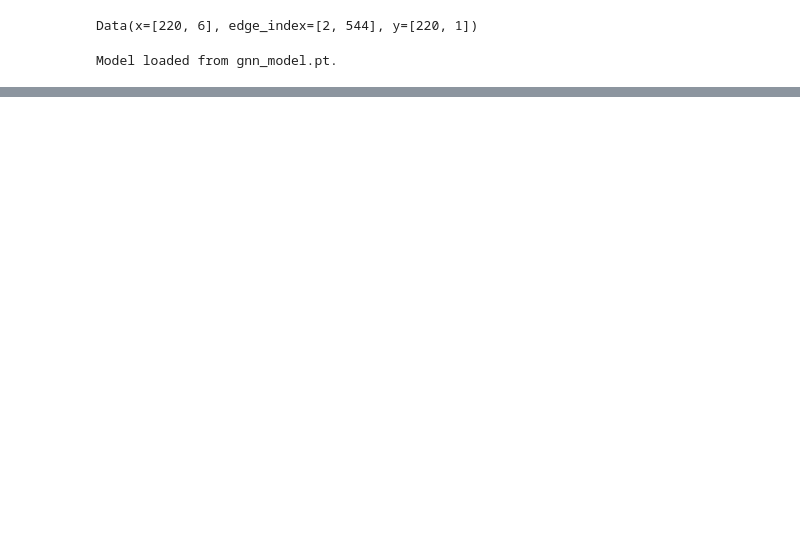
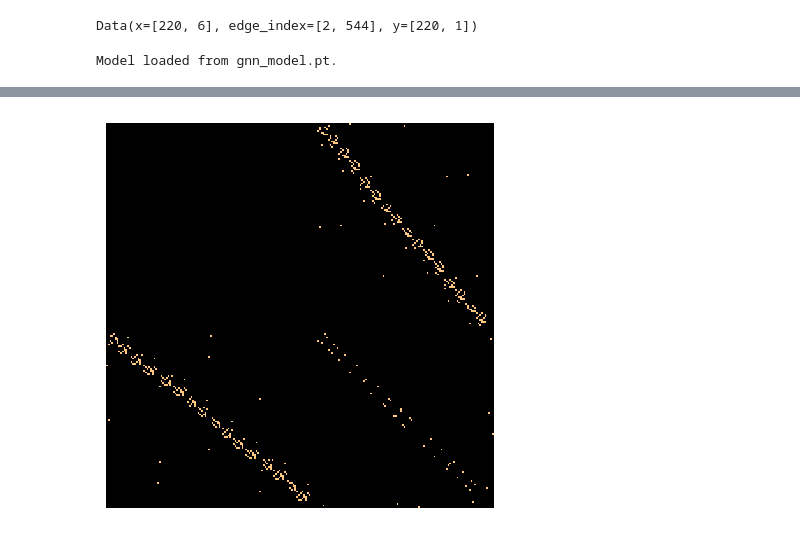
Before and after one commit to yihan-liu/MAG-OCN, a Jupyter notebook: evaluation.ipynb, the cells around one changed output, grey strips where cells are left out. Drawn from its saved outputs; the diff is of its cells as text; code cells hidden in the pictures; blank space fills up the shorter version.

```diff
--- a/evaluation.ipynb
+++ b/evaluation.ipynb
@@ -210,0 +212,15 @@ fig.savefig('eval.svg', dpi=600)
+# %%
+import seaborn as sns
+
+num_nodes = data.x.shape[0]
+adj_matrix = np.zeros((num_nodes, num_nodes), dtype=float)
+
+edges = eval_data.edge_index.cpu().numpy()
+for i in range(edges.shape[1]):
+    start, end = edges[0, i], edges[1, i]
+    adj_matrix[start, end] = 1.0
+
+plt.figure(figsize=(5, 5))
+ax = sns.heatmap(adj_matrix, cmap='copper', cbar=False, xticklabels=False, yticklabels=False, linewidths=0)
+# %% [output]
+[figure, added]
```
Also changed, not shown: parts of 5 cells of this notebook, 1 other file.
